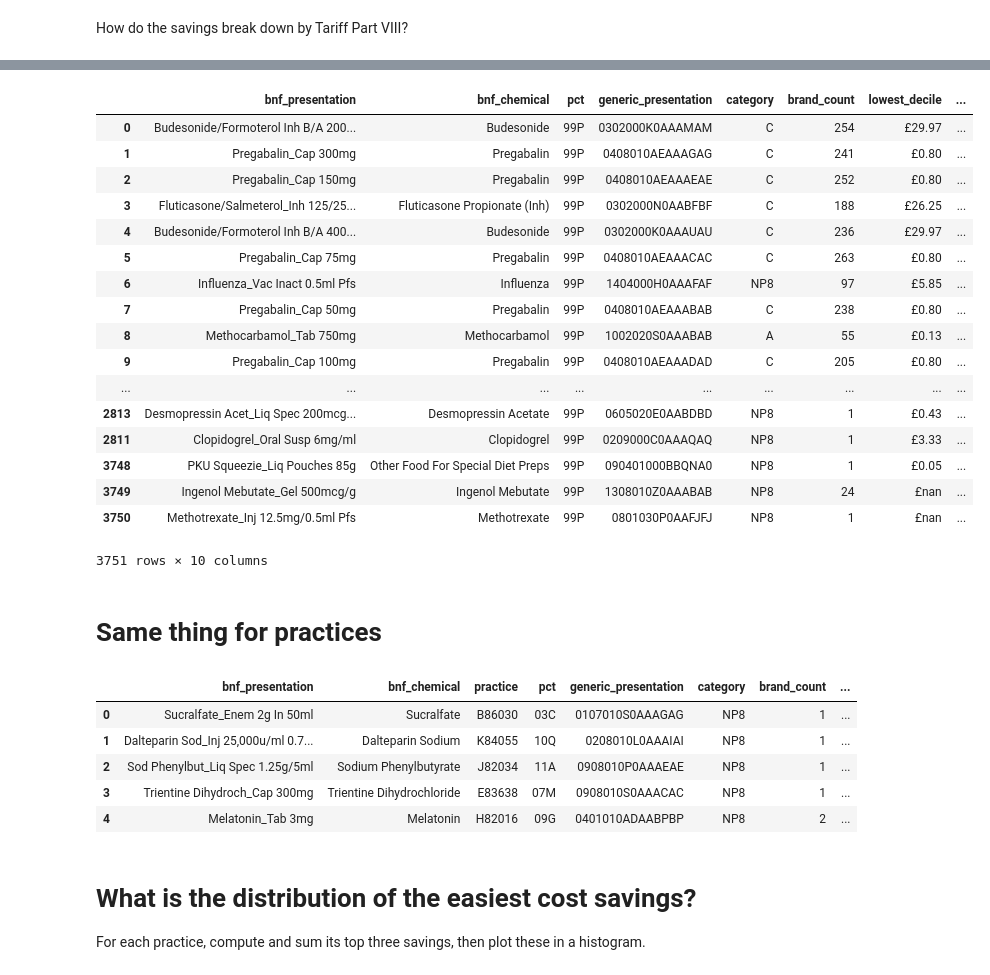
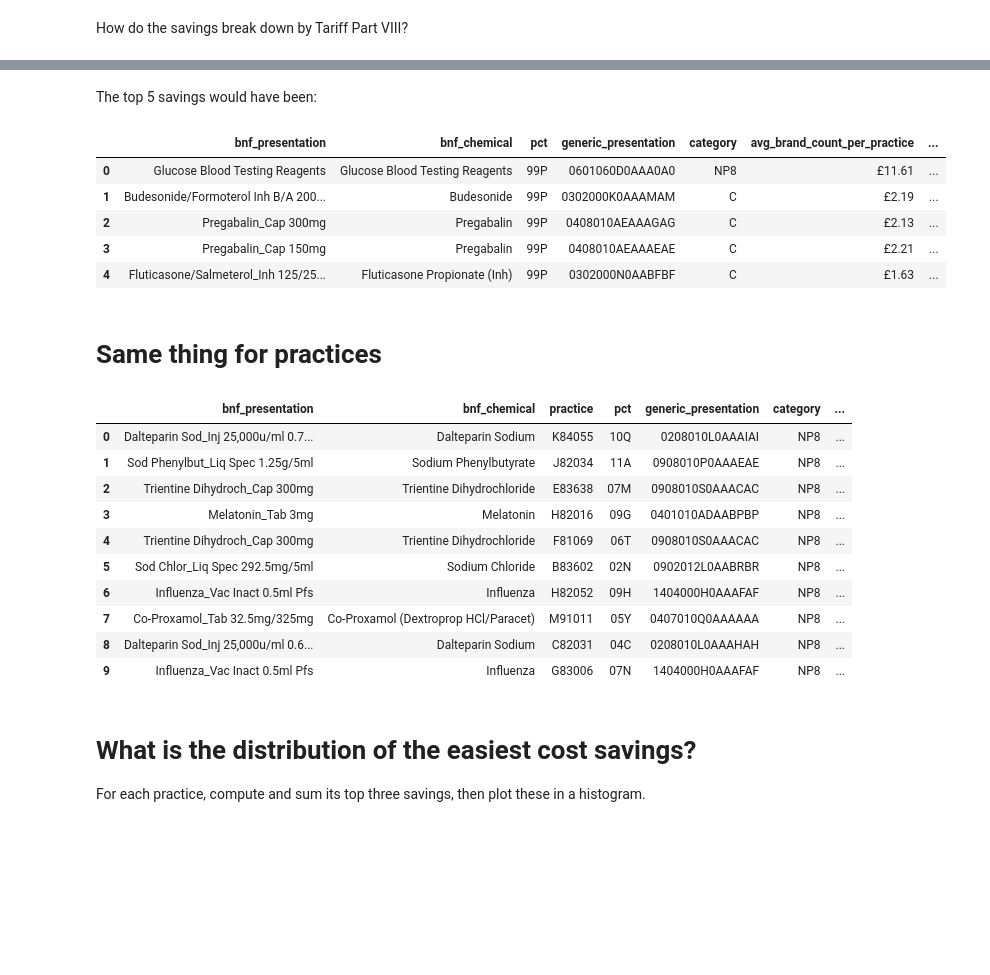
Before and after one commit to ebmdatalab/price-per-dose, a Jupyter notebook: Price per dose.ipynb, the cells around one changed output, grey strips where cells are left out. Cells and saved outputs as stored; diff of their text form; code cells hidden in the pictures; blank space fills up the shorter version.

```diff
--- a/Price per dose.ipynb
+++ b/Price per dose.ipynb
@@ -72,28 +90,18 @@ Total savings   £23,100.82
 Name: 99P, dtype: float64
+# %% [markdown]
+The top 5 savings would have been:
 # %%
 reload(price_utils)
 asd = price_utils.get_savings(for_entity='99P', month=month, limit=None)
 # %%
-asd.sort_values('possible_savings', ascending=False)
+asd.sort_values('possible_savings', ascending=False).head(5)
 # %% [output]
-|  | bnf_presentation | bnf_chemical | pct | generic_presentation | category | brand_count | lowest_decile | ... |
-| 0 | Budesonide/Formoterol Inh B/A 200... | Budesonide | 99P | 0302000K0AAAMAM | C | 254 | £29.97 | ... |
-| 1 | Pregabalin_Cap 300mg | Pregabalin | 99P | 0408010AEAAAGAG | C | 241 | £0.80 | ... |
-| 2 | Pregabalin_Cap 150mg | Pregabalin | 99P | 0408010AEAAAEAE | C | 252 | £0.80 | ... |
-| 3 | Fluticasone/Salmeterol_Inh 125/25... | Fluticasone Propionate (Inh) | 99P | 0302000N0AABFBF | C | 188 | £26.25 | ... |
-| 4 | Budesonide/Formoterol Inh B/A 400... | Budesonide | 99P | 0302000K0AAAUAU | C | 236 | £29.97 | ... |
-| 5 | Pregabalin_Cap 75mg | Pregabalin | 99P | 0408010AEAAACAC | C | 263 | £0.80 | ... |
-| 6 | Influenza_Vac Inact 0.5ml Pfs | Influenza | 99P | 1404000H0AAAFAF | NP8 | 97 | £5.85 | ... |
-| 7 | Pregabalin_Cap 50mg | Pregabalin | 99P | 0408010AEAAABAB | C | 238 | £0.80 | ... |
-| 8 | Methocarbamol_Tab 750mg | Methocarbamol | 99P | 1002020S0AAABAB | A | 55 | £0.13 | ... |
-| 9 | Pregabalin_Cap 100mg | Pregabalin | 99P | 0408010AEAAADAD | C | 205 | £0.80 | ... |
-| ... | ... | ... | ... | ... | ... | ... | ... | ... |
-| 2813 | Desmopressin Acet_Liq Spec 200mcg... | Desmopressin Acetate | 99P | 0605020E0AABDBD | NP8 | 1 | £0.43 | ... |
-| 2811 | Clopidogrel_Oral Susp 6mg/ml | Clopidogrel | 99P | 0209000C0AAAQAQ | NP8 | 1 | £3.33 | ... |
-| 3748 | PKU Squeezie_Liq Pouches 85g | Other Food For Special Diet Preps | 99P | 090401000BBQNA0 | NP8 | 1 | £0.05 | ... |
-| 3749 | Ingenol Mebutate_Gel 500mcg/g | Ingenol Mebutate | 99P | 1308010Z0AAABAB | NP8 | 24 | £nan | ... |
-| 3750 | Methotrexate_Inj 12.5mg/0.5ml Pfs | Methotrexate | 99P | 0801030P0AAFJFJ | NP8 | 1 | £nan | ... |
+|  | bnf_presentation | bnf_chemical | pct | generic_presentation | category | avg_brand_count_per_practice | ... |
+| 0 | Glucose Blood Testing Reagents | Glucose Blood Testing Reagents | 99P | 0601060D0AAA0A0 | NP8 | £11.61 | ... |
+| 1 | Budesonide/Formoterol Inh B/A 200... | Budesonide | 99P | 0302000K0AAAMAM | C | £2.19 | ... |
+| 2 | Pregabalin_Cap 300mg | Pregabalin | 99P | 0408010AEAAAGAG | C | £2.13 | ... |
+| 3 | Pregabalin_Cap 150mg | Pregabalin | 99P | 0408010AEAAAEAE | C | £2.21 | ... |
+| 4 | Fluticasone/Salmeterol_Inh 125/25... | Fluticasone Propionate (Inh) | 99P | 0302000N0AABFBF | C | £1.63 | ... |
-3751 rows × 10 columns
 # %%
 # Save it to a cSV
 
@@ -104,13 +113,18 @@ asd.to_csv("99P-full-%s.csv" % month)
 top_1000_practice = price_utils.get_savings(group_by='practice',month=month, limit=1000)
 # %%
-top_1000_practice.head()
+top_1000_practice.head(10)
 # %% [output]
-|  | bnf_presentation | bnf_chemical | practice | pct | generic_presentation | category | brand_count | ... |
-| 0 | Sucralfate_Enem 2g In 50ml | Sucralfate | B86030 | 03C | 0107010S0AAAGAG | NP8 | 1 | ... |
-| 1 | Dalteparin Sod_Inj 25,000u/ml 0.7... | Dalteparin Sodium | K84055 | 10Q | 0208010L0AAAIAI | NP8 | 1 | ... |
-| 2 | Sod Phenylbut_Liq Spec 1.25g/5ml | Sodium Phenylbutyrate | J82034 | 11A | 0908010P0AAAEAE | NP8 | 1 | ... |
-| 3 | Trientine Dihydroch_Cap 300mg | Trientine Dihydrochloride | E83638 | 07M | 0908010S0AAACAC | NP8 | 1 | ... |
-| 4 | Melatonin_Tab 3mg | Melatonin | H82016 | 09G | 0401010ADAABPBP | NP8 | 2 | ... |
+|  | bnf_presentation | bnf_chemical | practice | pct | generic_presentation | category | ... |
+| 0 | Dalteparin Sod_Inj 25,000u/ml 0.7... | Dalteparin Sodium | K84055 | 10Q | 0208010L0AAAIAI | NP8 | ... |
+| 1 | Sod Phenylbut_Liq Spec 1.25g/5ml | Sodium Phenylbutyrate | J82034 | 11A | 0908010P0AAAEAE | NP8 | ... |
+| 2 | Trientine Dihydroch_Cap 300mg | Trientine Dihydrochloride | E83638 | 07M | 0908010S0AAACAC | NP8 | ... |
+| 3 | Melatonin_Tab 3mg | Melatonin | H82016 | 09G | 0401010ADAABPBP | NP8 | ... |
+| 4 | Trientine Dihydroch_Cap 300mg | Trientine Dihydrochloride | F81069 | 06T | 0908010S0AAACAC | NP8 | ... |
+| 5 | Sod Chlor_Liq Spec 292.5mg/5ml | Sodium Chloride | B83602 | 02N | 0902012L0AABRBR | NP8 | ... |
+| 6 | Influenza_Vac Inact 0.5ml Pfs | Influenza | H82052 | 09H | 1404000H0AAAFAF | NP8 | ... |
+| 7 | Co-Proxamol_Tab 32.5mg/325mg | Co-Proxamol (Dextroprop HCl/Paracet) | M91011 | 05Y | 0407010Q0AAAAAA | NP8 | ... |
+| 8 | Dalteparin Sod_Inj 25,000u/ml 0.6... | Dalteparin Sodium | C82031 | 04C | 0208010L0AAAHAH | NP8 | ... |
+| 9 | Influenza_Vac Inact 0.5ml Pfs | Influenza | G83006 | 07N | 1404000H0AAAFAF | NP8 | ... |
 # %%
 
 top_1000_practice.to_csv("practices-%s.csv" % month)
```
Also changed, not shown: parts of 40 cells of this notebook, 5 other files.
